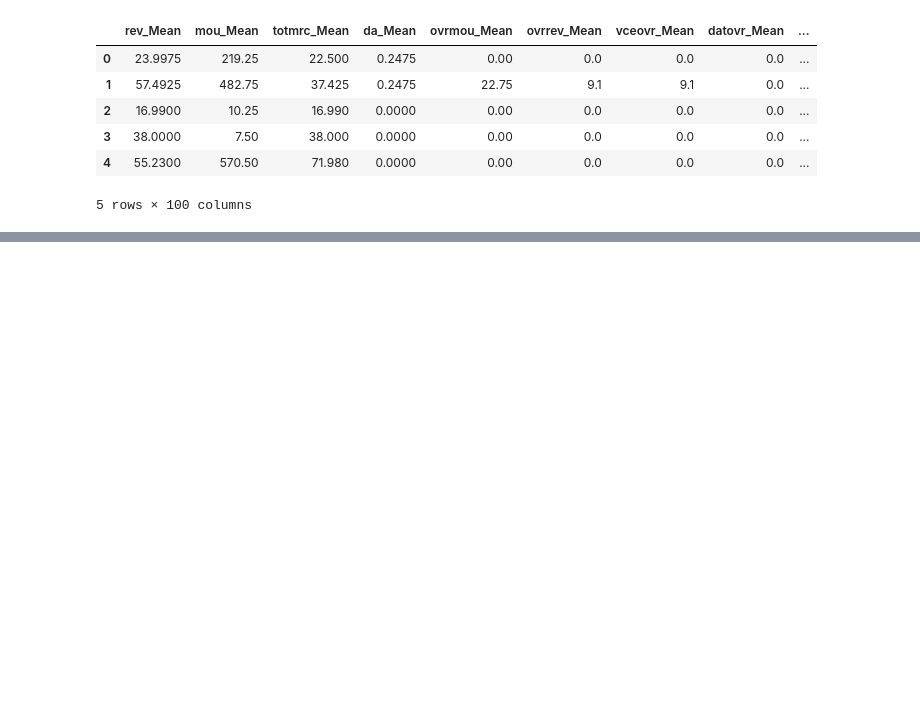
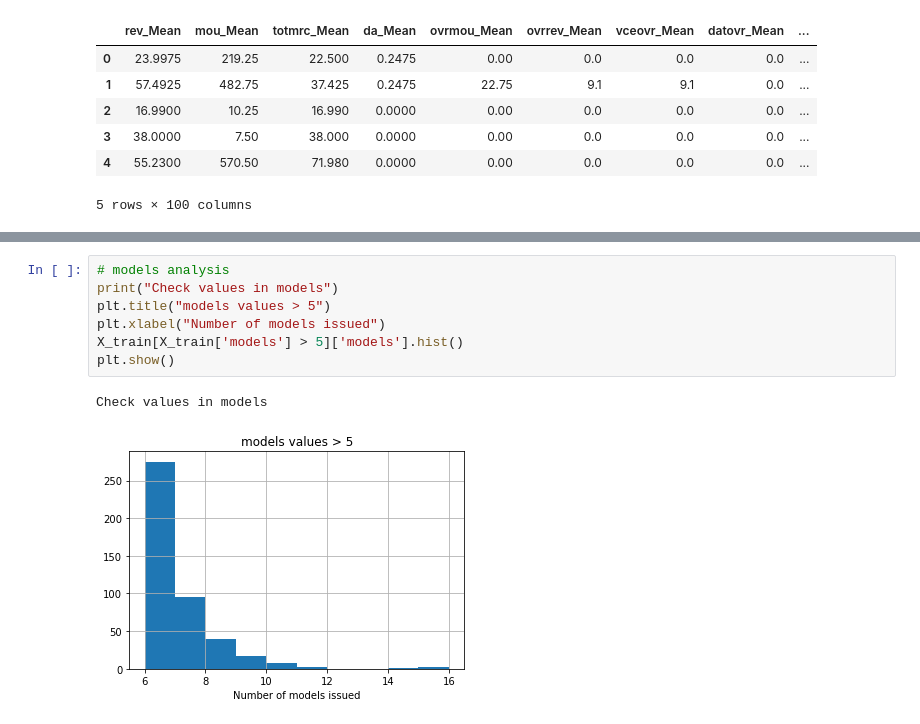
Before and after one commit to ravipatel7003/Customer_Churn, a Jupyter notebook: Churn Prediction.ipynb, the cells around one changed output, grey strips where cells are left out. Drawn from its saved outputs; the diff is of its cells as text; blank space fills up the shorter version.

```diff
--- a/Churn Prediction.ipynb
+++ b/Churn Prediction.ipynb
@@ -26,0 +250,10 @@ X_train, X_test = train_test_split(df, test_size = 0.2, random_state=10)
+# %%
+# models analysis
+print("Check values in models")
+plt.title("models values > 5")
+plt.xlabel("Number of models issued")
+X_train[X_train['models'] > 5]['models'].hist()
+plt.show()
+# %% [output]
+Check values in models
+[figure, added]
```
Also changed, not shown: parts of 11 cells of this notebook.
